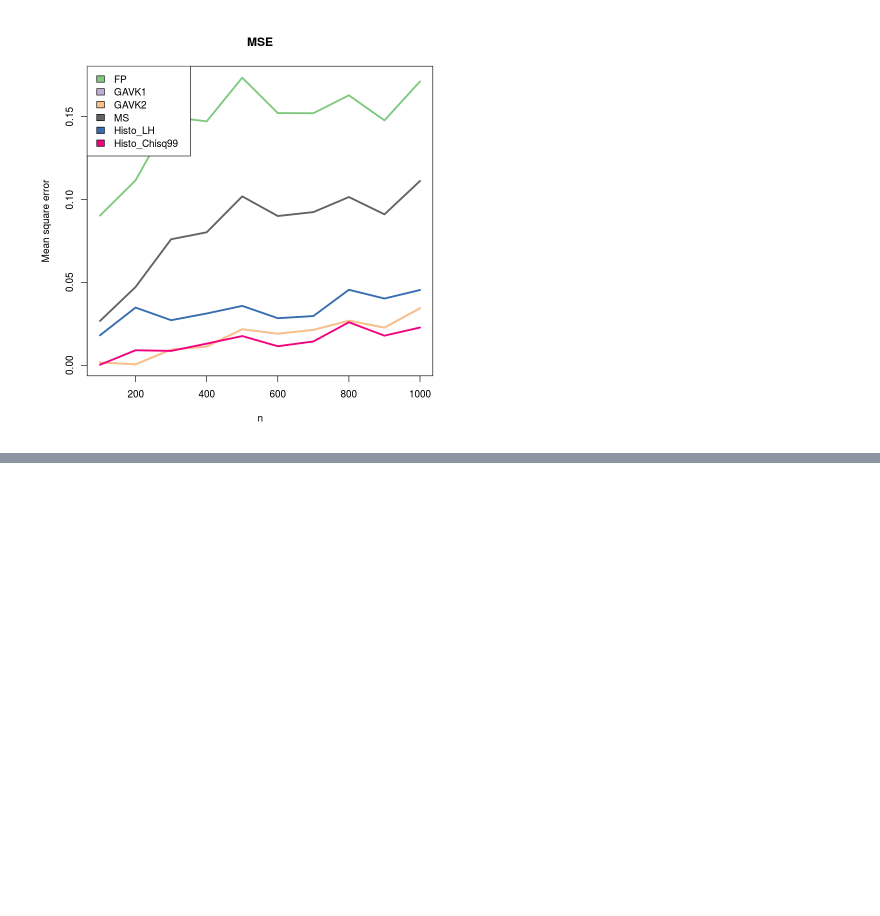
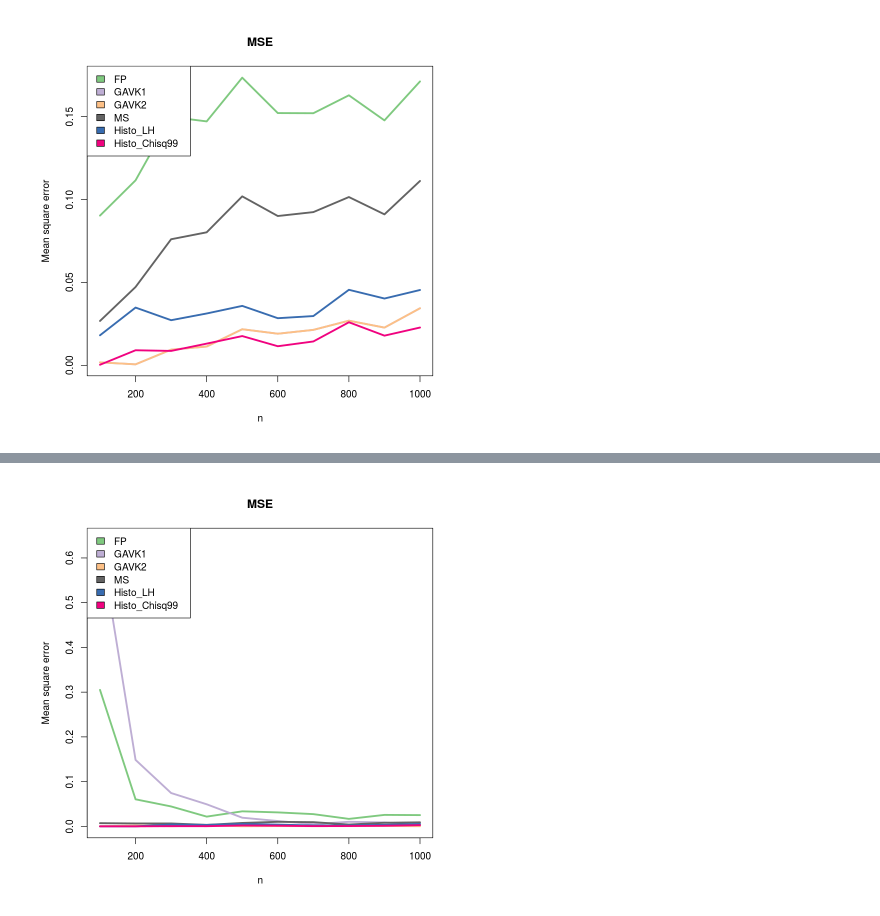
Before and after one commit to leizan/Compare-CMI_Histo-and-CMI_kNN, a Jupyter notebook: Experiment lists.ipynb, the cells around one changed output, grey strips where cells are left out. Saved outputs shown, nothing was run; the diff lists cells and outputs as text; code cells hidden in the pictures; blank space fills up the shorter version.

```diff
--- a/Experiment lists.ipynb
+++ b/Experiment lists.ipynb
@@ -255,0 +331,20 @@ draw_MSE(res=res_EX2.a)
+# %%
+EX2.c = function(n){
+    x = runif(n, min=0, max=4)
+    y = rpois(n, lambda=2)
+    z = rep(0,n)
+    for(i in 1:n){
+        if((x[i] + 2*y[i] + rnorm(1)) >= 4){
+            z[i] = 1
+        }else{
+            z[i] = -1
+        }
+    }
+    return(data.frame(x,y,z))
+}
+# %%
+res_EX2.c  = experTrigger(exper=EX2.c, xind=c(1), yind=c(2), zinds=c(3), isCat=c(2:3), trueI=0)
+# %%
+draw_MSE(res=res_EX2.c)
+# %% [output]
+[figure, added]
```
Also changed, not shown: parts of 59 cells of this notebook.
